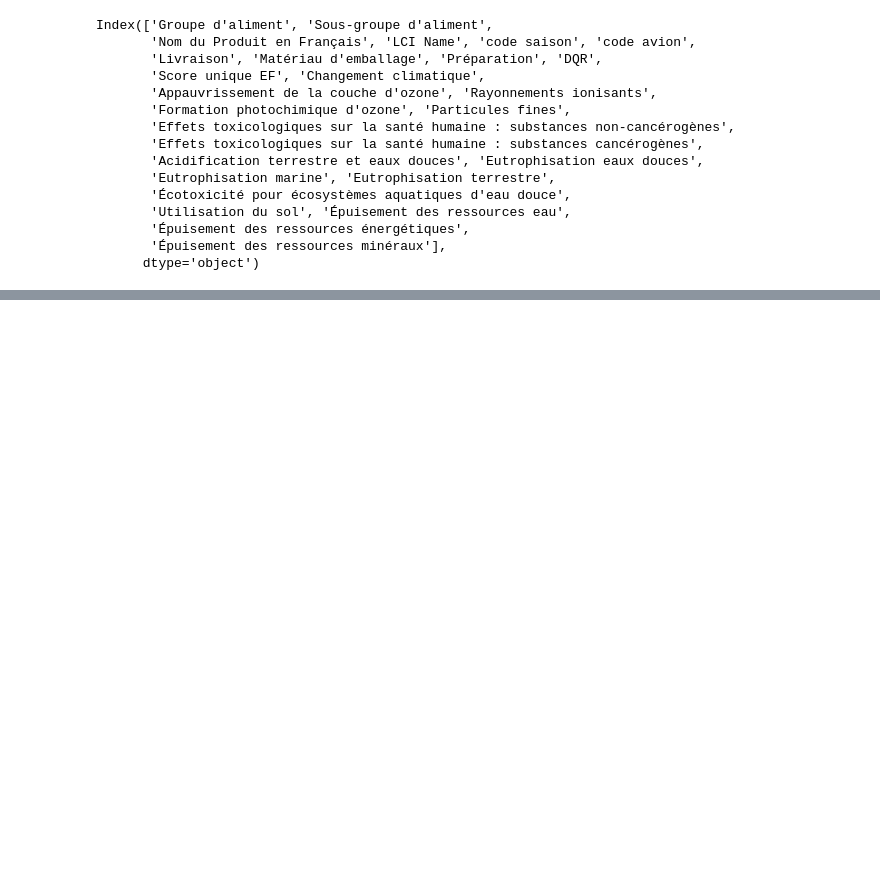
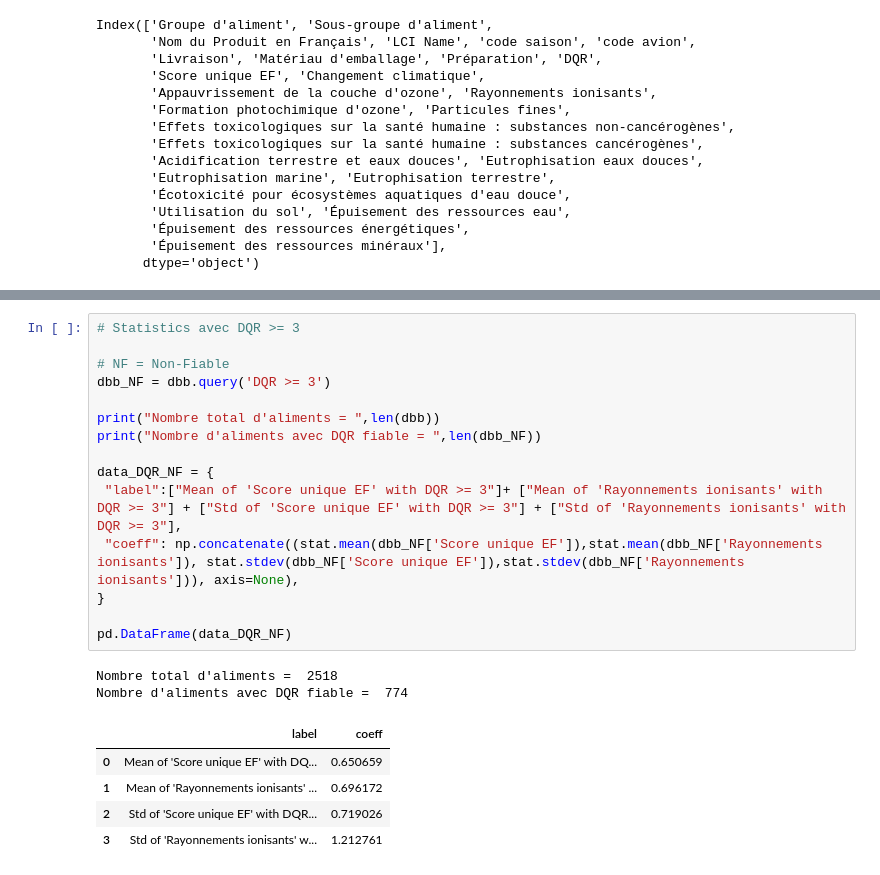
Before and after one commit to antoinebnm/PTS-Data, a Jupyter notebook: goodDatas.ipynb, the cells around one changed output, grey strips where cells are left out. Cells and saved outputs as stored; diff of their text form; blank space fills up the shorter version.

```diff
--- a/goodDatas.ipynb
+++ b/goodDatas.ipynb
@@ -628,0 +649,23 @@ Nombre d'aliments avec DQR fiable =  1744
+# %%
+# Statistics avec DQR >= 3
+
+# NF = Non-Fiable
+dbb_NF = dbb.query('DQR >= 3')
+
+print("Nombre total d'aliments = ",len(dbb))
+print("Nombre d'aliments avec DQR fiable = ",len(dbb_NF))
+
+data_DQR_NF = {
+ "label":["Mean of 'Score unique EF' with DQR >= 3"]+ ["Mean of 'Rayonnements ionisants' with DQR >= 3"] + ["Std of 'Score unique EF' with DQR >= 3"] + ["Std of 'Rayonnements ionisants' with DQR >= 3"],
+ "coeff": np.concatenate((stat.mean(dbb_NF['Score unique EF']),stat.mean(dbb_NF['Rayonnements ionisants']), stat.stdev(dbb_NF['Score unique EF']),stat.stdev(dbb_NF['Rayonnements ionisants'])), axis=None),
+}
+
+pd.DataFrame(data_DQR_NF)
+# %% [output]
+Nombre total d'aliments =  2518
+Nombre d'aliments avec DQR fiable =  774
+|  | label | coeff |
+| 0 | Mean of 'Score unique EF' with DQ... | 0.650659 |
+| 1 | Mean of 'Rayonnements ionisants' ... | 0.696172 |
+| 2 | Std of 'Score unique EF' with DQR... | 0.719026 |
+| 3 | Std of 'Rayonnements ionisants' w... | 1.212761 |
```
Also changed, not shown: parts of 8 cells of this notebook.
